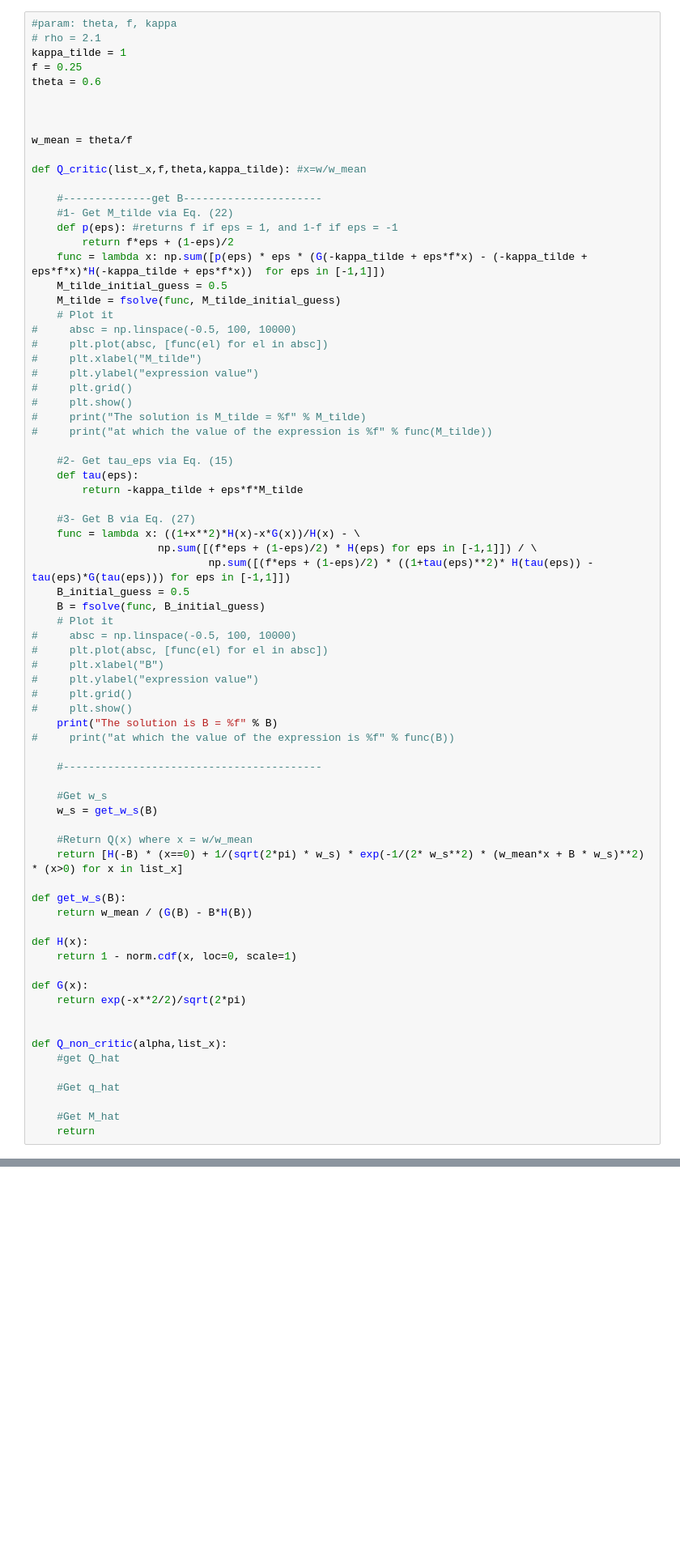
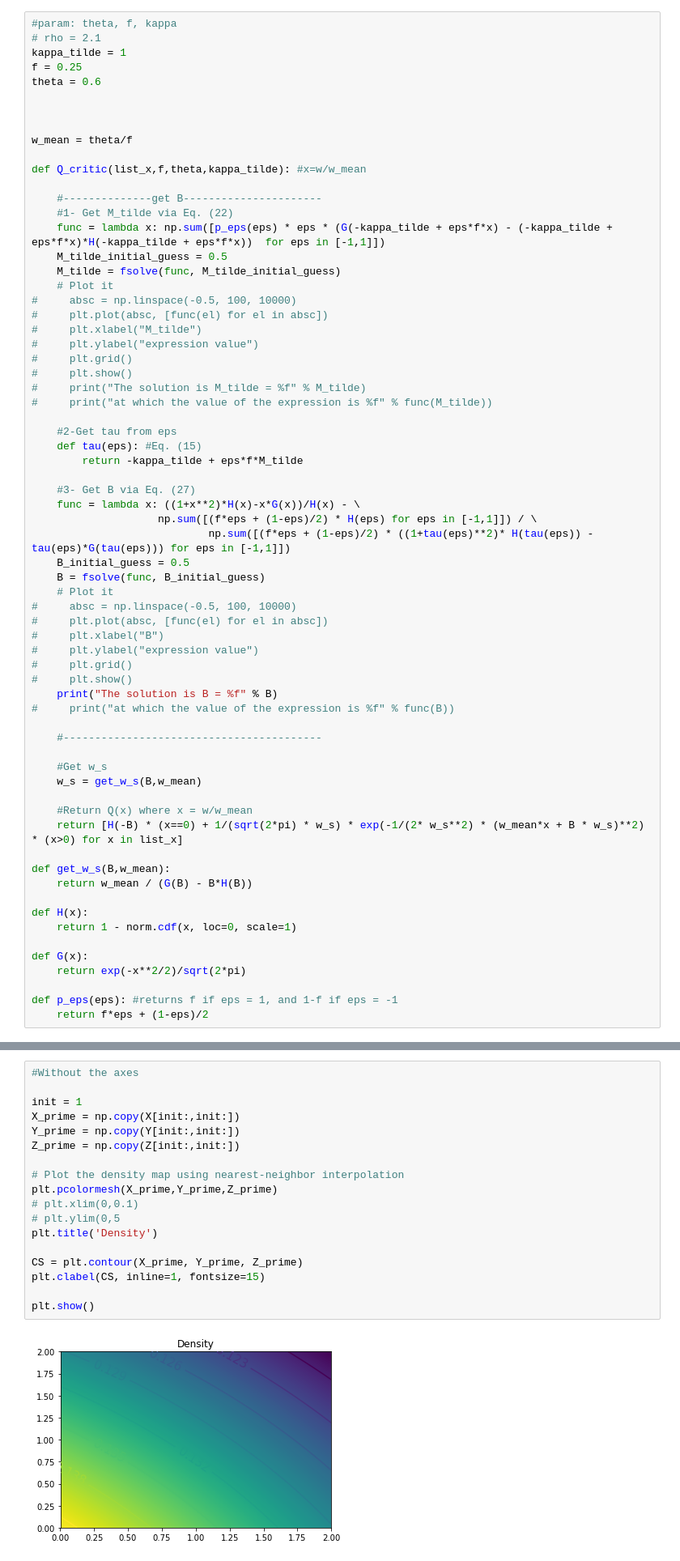
Before and after one commit to jlamweil/cortex-connect, a Jupyter notebook: replica-cavity.ipynb, the cells around one changed output, grey strips where cells are left out. Shown at 81% size. Drawn from its saved outputs; the diff is of its cells as text; blank space fills up the shorter version.

```diff
--- a/replica-cavity.ipynb
+++ b/replica-cavity.ipynb
@@ -20,9 +21,7 @@ def Q_critic(list_x,f,theta,kappa_tilde): #x=w/w_mean
 
     #--------------get B----------------------
     #1- Get M_tilde via Eq. (22)
-    def p(eps): #returns f if eps = 1, and 1-f if eps = -1
-        return f*eps + (1-eps)/2
-    func = lambda x: np.sum([p(eps) * eps * (G(-kappa_tilde + eps*f*x) - (-kappa_tilde + eps*f*x)*H(-kappa_tilde + eps*f*x))  for eps in [-1,1]])
+    func = lambda x: np.sum([p_eps(eps) * eps * (G(-kappa_tilde + eps*f*x) - (-kappa_tilde + eps*f*x)*H(-kappa_tilde + eps*f*x))  for eps in [-1,1]])
     M_tilde_initial_guess = 0.5
     M_tilde = fsolve(func, M_tilde_initial_guess)
     # Plot it
@@ -35,8 +34,8 @@ def Q_critic(list_x,f,theta,kappa_tilde): #x=w/w_mean
 #     print("The solution is M_tilde = %f" % M_tilde)
 #     print("at which the value of the expression is %f" % func(M_tilde))
 
-    #2- Get tau_eps via Eq. (15)
-    def tau(eps):
+    #2-Get tau from eps
+    def tau(eps): #Eq. (15)
         return -kappa_tilde + eps*f*M_tilde
 
     #3- Get B via Eq. (27)
@@ -58,12 +57,12 @@ def Q_critic(list_x,f,theta,kappa_tilde): #x=w/w_mean
     #-----------------------------------------
 
     #Get w_s
-    w_s = get_w_s(B)
+    w_s = get_w_s(B,w_mean)
 
     #Return Q(x) where x = w/w_mean
     return [H(-B) * (x==0) + 1/(sqrt(2*pi) * w_s) * exp(-1/(2* w_s**2) * (w_mean*x + B * w_s)**2) * (x>0) for x in list_x]
 
-def get_w_s(B):
+def get_w_s(B,w_mean):
     return w_mean / (G(B) - B*H(B))
 
 def H(x):
@@ -72,14 +71,8 @@ def H(x):
 def G(x):
     return exp(-x**2/2)/sqrt(2*pi)
 
-
-def Q_non_critic(alpha,list_x):
-    #get Q_hat
-
-    #Get q_hat
-
-    #Get M_hat
-    return
+def p_eps(eps): #returns f if eps = 1, and 1-f if eps = -1
+    return f*eps + (1-eps)/2
 # %%
 list_w = [i/10 for i in range(100)]
 plt.plot(list_w,Q_critic(list_w,f,theta,kappa_tilde) )
@@ -269,0 +425,20 @@ plt.show()
+# %%
+#Without the axes
+
+init = 1
+X_prime = np.copy(X[init:,init:])
+Y_prime = np.copy(Y[init:,init:])
+Z_prime = np.copy(Z[init:,init:])
+
+# Plot the density map using nearest-neighbor interpolation
+plt.pcolormesh(X_prime,Y_prime,Z_prime)
+# plt.xlim(0,0.1)
+# plt.ylim(0,5
+plt.title('Density')
+
+CS = plt.contour(X_prime, Y_prime, Z_prime)
+plt.clabel(CS, inline=1, fontsize=15)
+
+plt.show()
+# %% [output]
+[figure, added]
```
Also changed, not shown: parts of 10 cells of this notebook.
